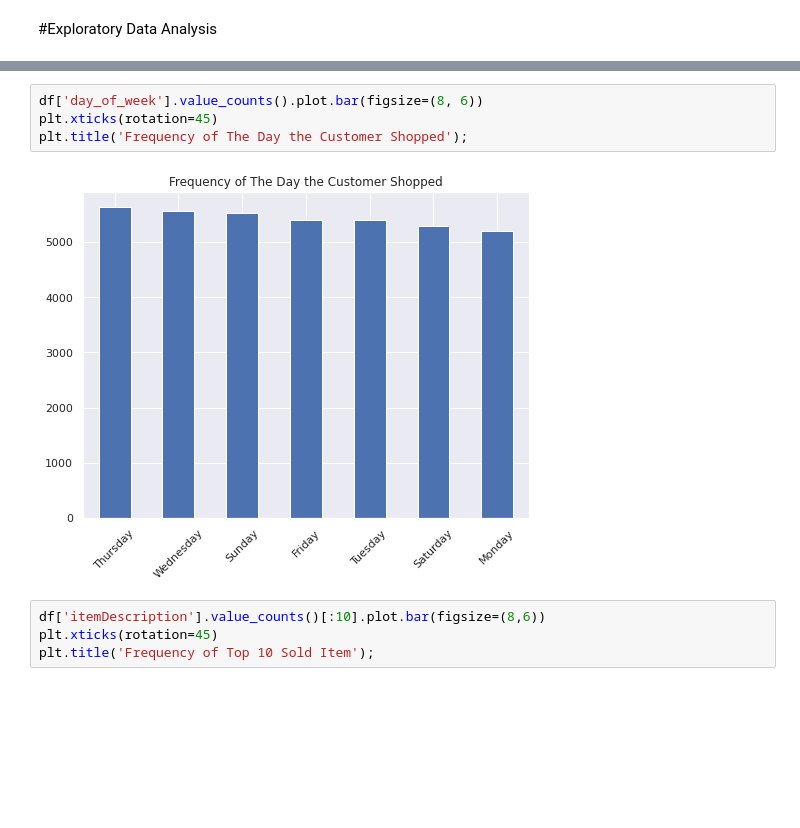
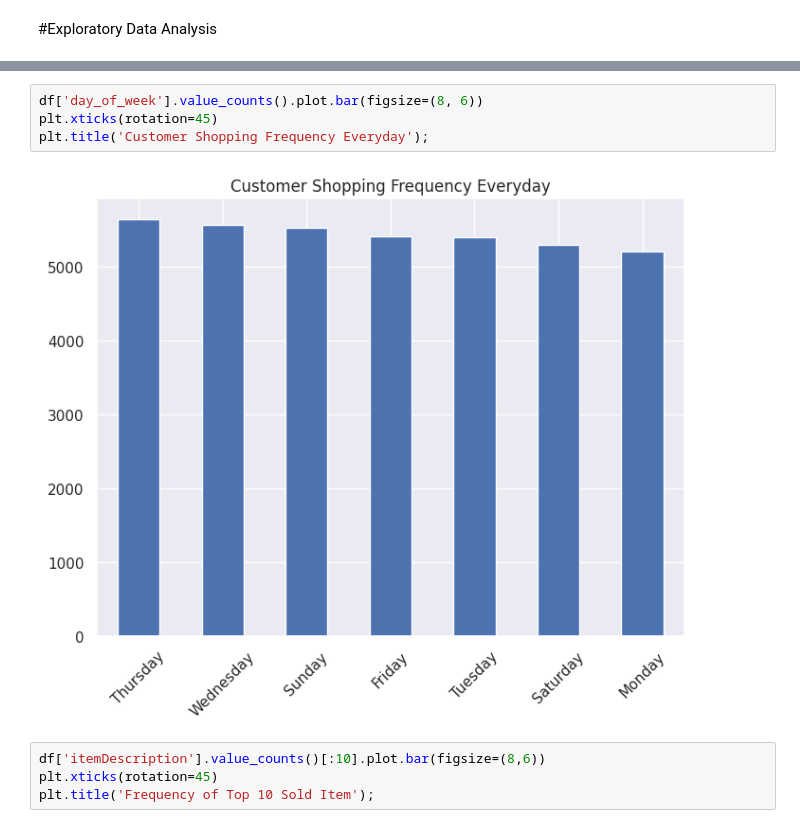
Before and after one commit to ainunsyafna/Project-Market-Basket-Analysis, a Jupyter notebook: Market_Basket_Analysis_Ainun_Syafna_Maharani.ipynb, the cells around one changed output, grey strips where cells are left out. Cells and saved outputs as stored; diff of their text form; blank space fills up the shorter version.

```diff
--- a/Market_Basket_Analysis_Ainun_Syafna_Maharani.ipynb
+++ b/Market_Basket_Analysis_Ainun_Syafna_Maharani.ipynb
@@ -308,9 +328,9 @@ plt.title('Frequency of The Week the Customer Shopped');
 # %%
 df['day_of_week'].value_counts().plot.bar(figsize=(8, 6))
 plt.xticks(rotation=45)
-plt.title('Frequency of The Day the Customer Shopped');
+plt.title('Customer Shopping Frequency Everyday');
 # %% [output]
-[figure, old version]
+[figure, new version]
 # %%
 df['itemDescription'].value_counts()[:10].plot.bar(figsize=(8,6))
 plt.xticks(rotation=45)
```
Also changed, not shown: parts of 10 cells of this notebook.
